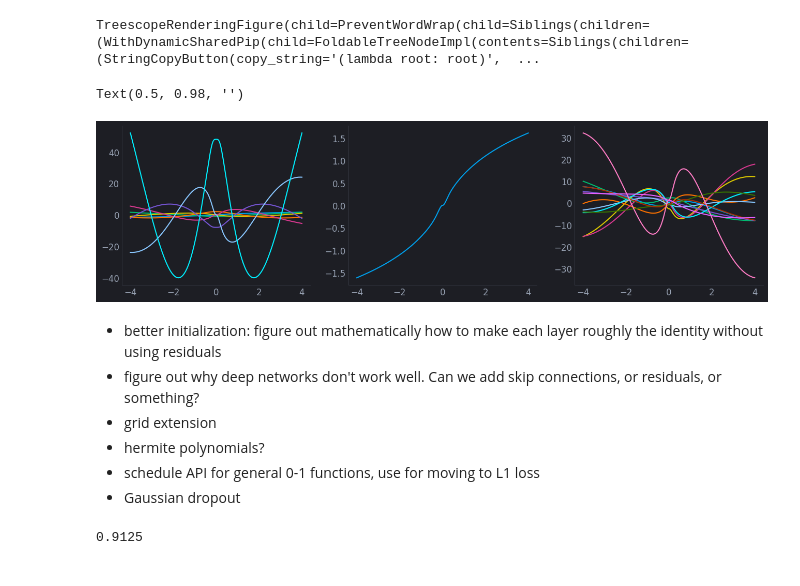
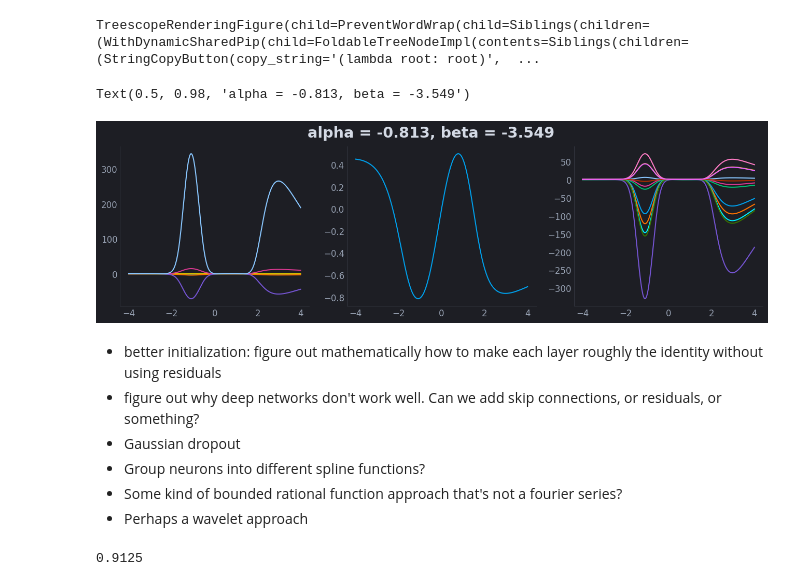
Before and after one commit to nicholas-miklaucic/jax-kan, a Jupyter notebook: exploration.ipynb, the cells around one changed output. Drawn from its saved outputs; the diff is of its cells as text; code cells hidden in the pictures.

```diff
--- a/exploration.ipynb
+++ b/exploration.ipynb
@@ -36,16 +36,16 @@ n_epochs = 1000
 dtype = jnp.float32
 
 n_coef = 7
-node_dropout = 0.3
+node_dropout = 0.2
 hidden_dim = None
-inner_dims = [48]
+inner_dims = [40]
 out_hidden_dim = None
 # normalization = partial(nn.LayerNorm, use_bias=False, use_scale=False)
 normalization = Identity
 base_act = nn.tanh
-weight_decay = 0.08
-coef_ab = (0.3, 1)
-base_lr = 5e-2
+weight_decay = 0.1
+coef_ab = (0.4, 2)
+base_lr = 6e-2
 # input_map = InputMap(
 #     stretch_base=1,
 #     stretch_trainable=False,
@@ -103,23 +103,21 @@ for fold in range(1):
     trainer.use_fold(fold, k=n_folds)
     trainer.fit(n_epochs=n_epochs)
 
-    display(
-        trainer.epoch_df.agg(
-            {
+    results = trainer.epoch_df.agg({
                 'train_loss': 'min',
                 'valid_loss': 'min',
                 'grad_norm': 'max',
                 'train_acc': 'max',
                 'valid_acc': 'max',
-            }
-        )
-    )
+            })
 
-    hist = trainer.epoch_df[['train_loss', 'valid_loss']]
-    hist.plot()
-    plt.ylim(hist.min().min(), hist.iloc[60:].max().max())
-    rp.line_labels()
-    plt.show()
+    display(results)
+
+    # hist = trainer.epoch_df[['train_loss', 'valid_loss']]
+    # hist.plot()
+    # plt.ylim(hist.min().min(), hist.iloc[60:].max().max())
+    # rp.line_labels()
+    # plt.show()
 # %% [output]
 [interactive output not drawn]
 [interactive output not drawn]
@@ -143,51 +140,51 @@ Spline = trainer.model.layer_templ.spline_kind
 layer: KANLayer = trainer.model.layer_templ
 params = trainer.state.params
 
-layer_i = 0
-i = 15
+layer_i = 1
+i = 10
 
 layer_params = params[f'layers_{layer_i}']
 
 base_xx = jnp.linspace(-4, 4, 258)
 
 kernel = layer_params['coefs']['kernel']
 in_dim, out_dim, n_coef = kernel.shape
 
 xx = layer.input_map.apply({'params': layer_params.get('input_map', {})}, base_xx, layer.spline_kind)
 
 if layer.spline_params_share:
     idx = lambda p: p
 else:
     idx = lambda p: p[i]
 
 
 spl_params = {param: idx(layer_params[param]) for param in layer.spline_kind.param_names()}
 
 spl = Spline(kernel.shape[-1], **spl_params)
 
 fig, (ax0, ax1, ax2) = plt.subplots(1, 3, figsize=(16, 4))
 dm = jax.vmap(spl.design_matrix)(xx)
 ax0.plot(base_xx, dm)
 ax1.plot(base_xx, xx)
 
 outputs = jnp.einsum('oc,ic->io', kernel[i], dm) + layer_params['coefs'].get('bias', jnp.zeros(in_dim))[i]
 ax2.plot(base_xx, outputs[:, :12])
 
 
 fig.suptitle(', '.join(f'{k} = {v:.03f}' for k, v in spl_params.items()))
 # %% [output]
 TreescopeRenderingFigure(child=PreventWordWrap(child=Siblings(children=(WithDynamicSharedPip(child=FoldableTreeNodeImpl(contents=Siblings(children=(StringCopyButton(copy_string='(lambda root: root)',  ...
-Text(0.5, 0.98, '')
+Text(0.5, 0.98, 'alpha = -0.813, beta = -3.549')
-[figure, old version]
+[figure, new version]
 # %% [markdown]
 - better initialization: figure out mathematically how to make each layer roughly the identity
   without using residuals
 - figure out why deep networks don't work well. Can we add skip connections, or residuals, or
   something?
-- grid extension
-- hermite polynomials?
-- schedule API for general 0-1 functions, use for moving to L1 loss
 - Gaussian dropout
+- Group neurons into different spline functions?
+- Some kind of bounded rational function approach that's not a fourier series?
+- Perhaps a wavelet approach
 # %%
 from sklearn.ensemble import ExtraTreesClassifier
 from sklearn.model_selection import train_test_split
```
Also changed, not shown: parts of 1 cell of this notebook.
